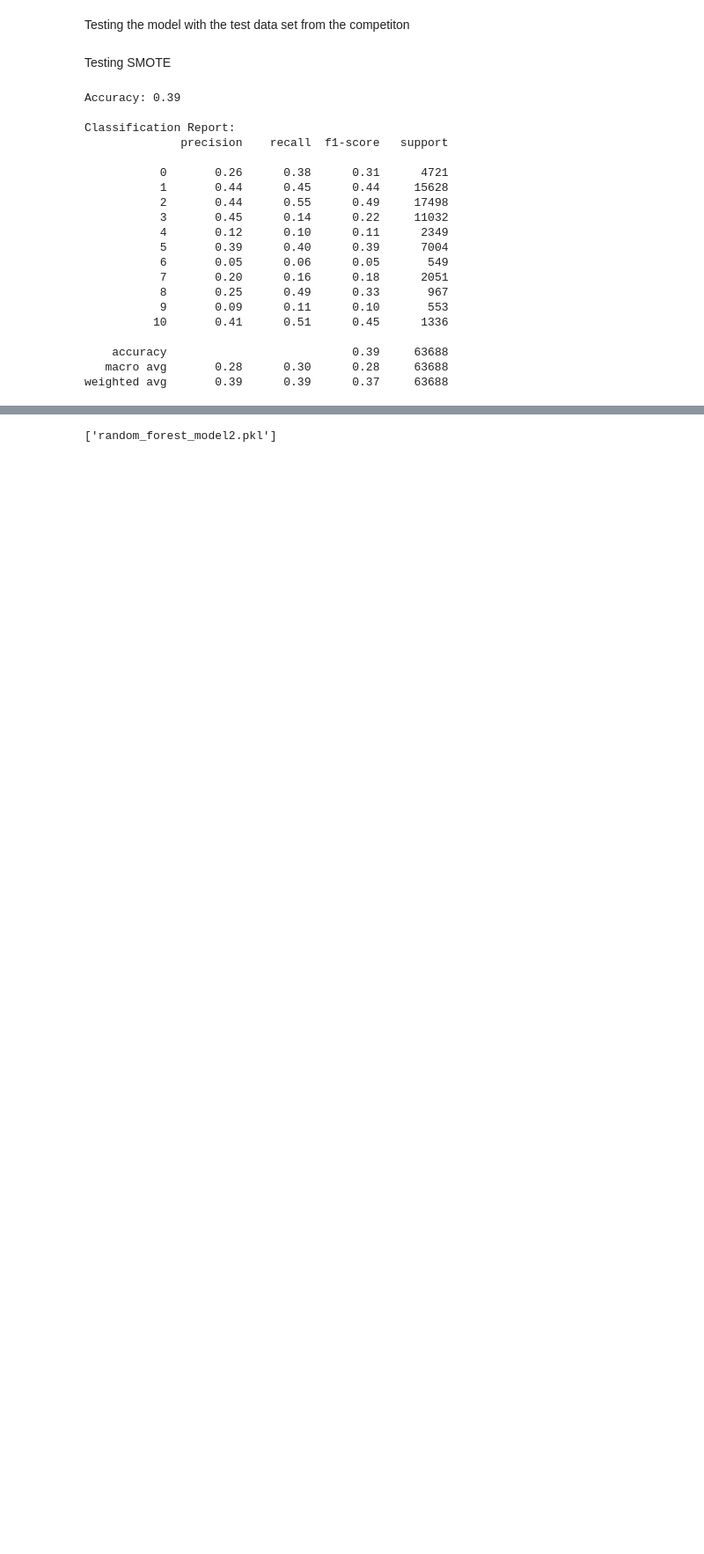
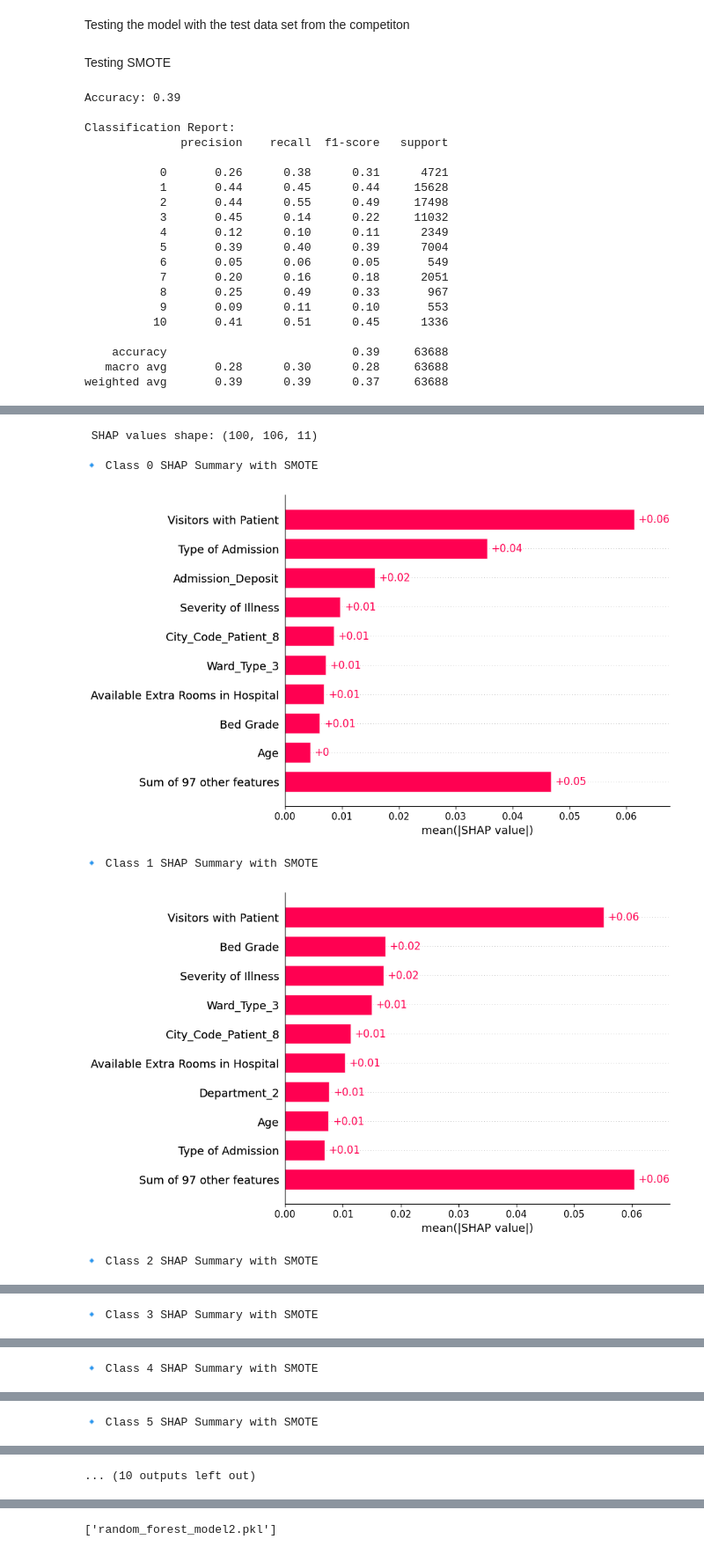
Before and after one commit to Jayjolie1026/4260, a Jupyter notebook: Kmeans-RandomForest.ipynb, the cells around one changed output, grey strips where cells are left out. Shown at 88% size. Saved outputs shown, nothing was run; the diff lists cells and outputs as text; code cells hidden in the pictures; blank space fills up the shorter version.

```diff
--- a/Kmeans-RandomForest.ipynb
+++ b/Kmeans-RandomForest.ipynb
@@ -551,0 +602,33 @@ weighted avg       0.39      0.39      0.37     63688
+# %%
+# Convert all bool columns to int (0 and 1)
+X_train_clean = X_train_resampled.copy()
+X_test_clean = X_test.copy()
+
+X_train_clean = X_train_clean.astype({col: int for col in X_train_clean.select_dtypes(bool).columns})
+X_test_clean = X_test_clean.astype({col: int for col in X_test_clean.select_dtypes(bool).columns})
+# %%
+# Sample some rows
+sample_X = X_test_clean.sample(100, random_state=42).reset_index(drop=True)
+
+# Use SHAP's newer explainer with probability output
+explainer = shap.Explainer(rf_classifier.predict_proba, X_train_clean)
+
+# Get SHAP values
+shap_values = explainer(sample_X)
+
+# Check output shape
+print(" SHAP values shape:", shap_values.shape)
+
+# Plot top features for each class
+
+for i in range(shap_values.shape[2]):  # loop over classes
+    print(f"\n🔹 Class {i} SHAP Summary with SMOTE")
+    shap.plots.bar(shap_values[:, :, i])
+# %% [output]
+ SHAP values shape: (100, 106, 11)
+
+🔹 Class 0 SHAP Summary with SMOTE
+[figure, added]
+🔹 Class 1 SHAP Summary with SMOTE
+[figure, added]
+🔹 Class 2 SHAP Summary with SMOTE
@@ -551,0 +636 @@ weighted avg       0.39      0.39      0.37     63688
+🔹 Class 3 SHAP Summary with SMOTE
@@ -551,0 +638 @@ weighted avg       0.39      0.39      0.37     63688
+🔹 Class 4 SHAP Summary with SMOTE
@@ -551,0 +640 @@ weighted avg       0.39      0.39      0.37     63688
+🔹 Class 5 SHAP Summary with SMOTE
@@ -551,0 +642 @@ weighted avg       0.39      0.39      0.37     63688
+... (10 outputs left out)
```
Also changed, not shown: parts of 24 cells of this notebook.
